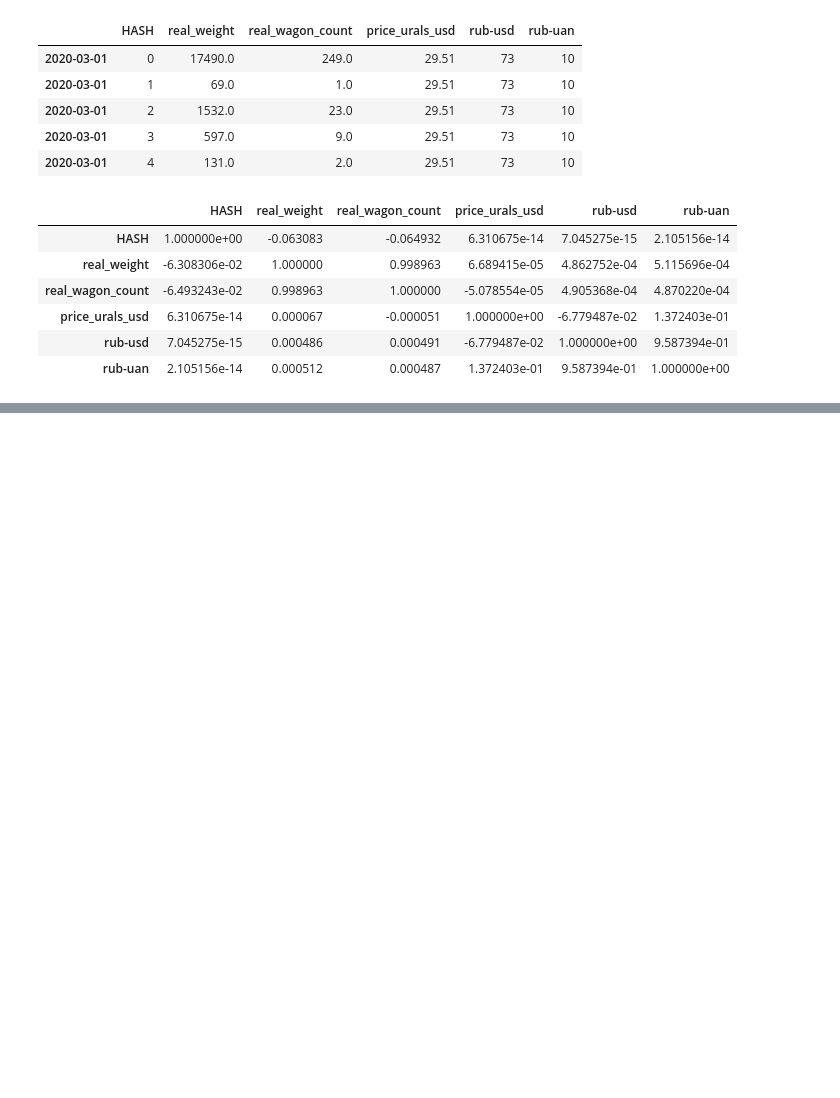
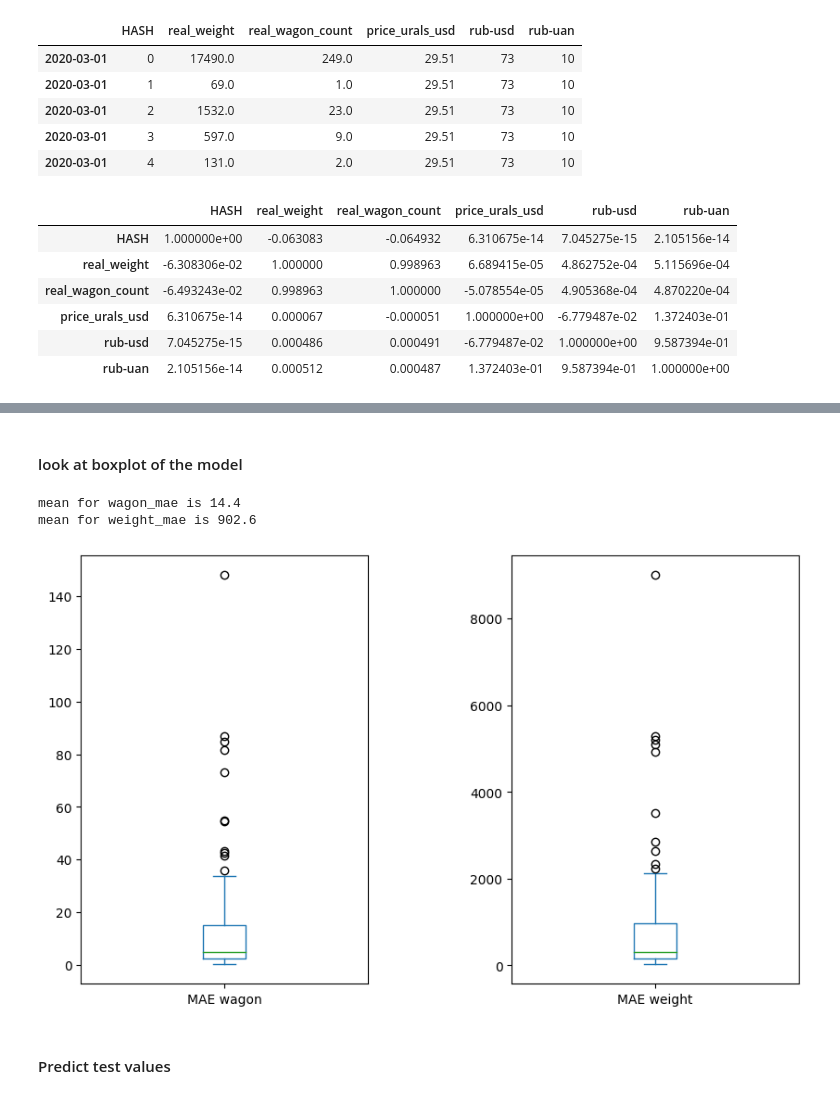
Before and after one commit to GishB/DataWagonHack, a Jupyter notebook: experiments/eda/Data_Analysis_Aleksandr.ipynb, the cells around one changed output, grey strips where cells are left out. Cells and saved outputs as stored; diff of their text form; code cells hidden in the pictures; blank space fills up the shorter version.

```diff
--- a/experiments/eda/Data_Analysis_Aleksandr.ipynb
+++ b/experiments/eda/Data_Analysis_Aleksandr.ipynb
@@ -221,0 +429,21 @@ df_preds_raw
+# %% [markdown]
+#### look at boxplot of the model
+# %%
+pd.DataFrame(data=np.array([wagon_mae, weight_mae]).T, columns=['MAE wagon', 'MAE weight']).plot(
+    kind='box',
+    subplots=True,
+    sharey=False,
+    figsize=(10, 6)
+)
+
+
+print("mean for wagon_mae is", round(np.mean(wagon_mae),2))
+print("mean for weight_mae is", round(np.mean(weight_mae),2))
+plt.subplots_adjust(wspace=0.5)
+plt.show()
+# %% [output]
+mean for wagon_mae is 14.4
+mean for weight_mae is 902.6
+[figure, added]
+# %% [markdown]
+#### Predict test values
```
Also changed, not shown: parts of 68 cells of this notebook, 3 other files.
